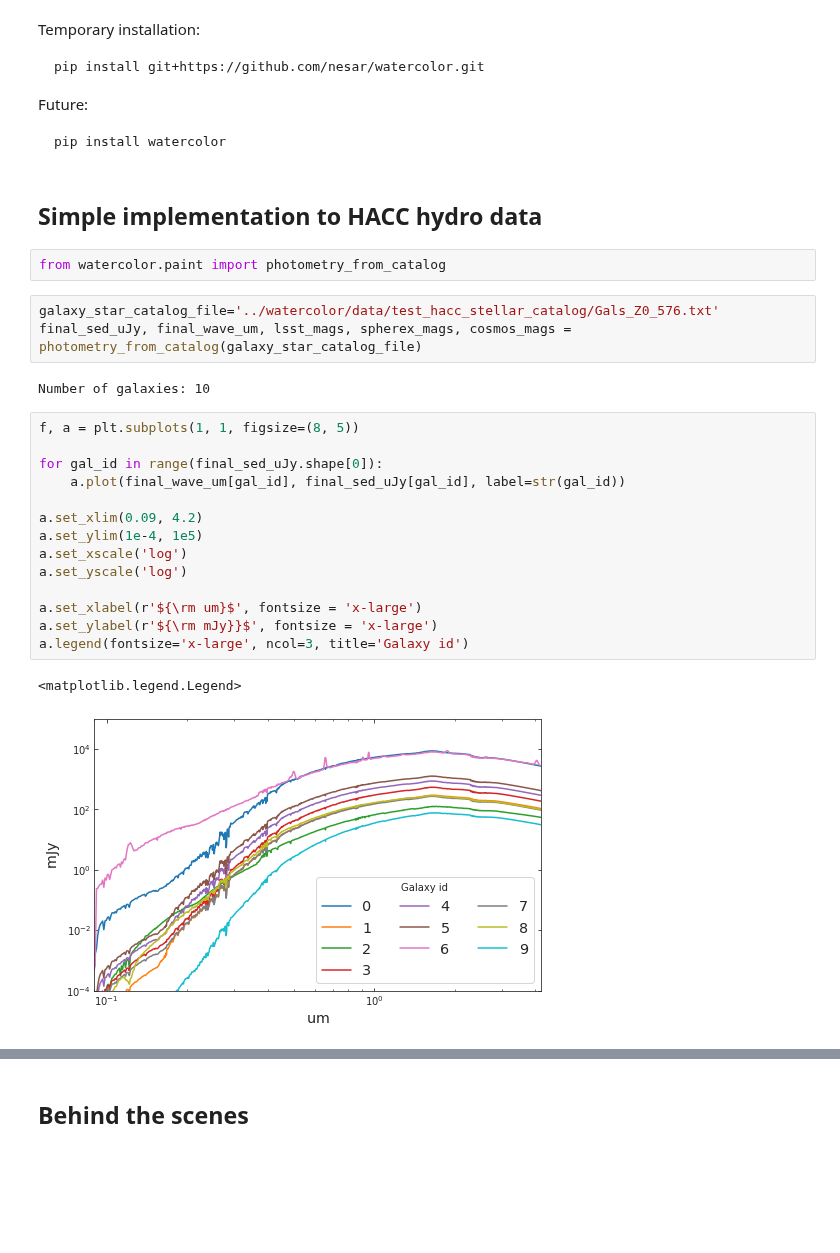
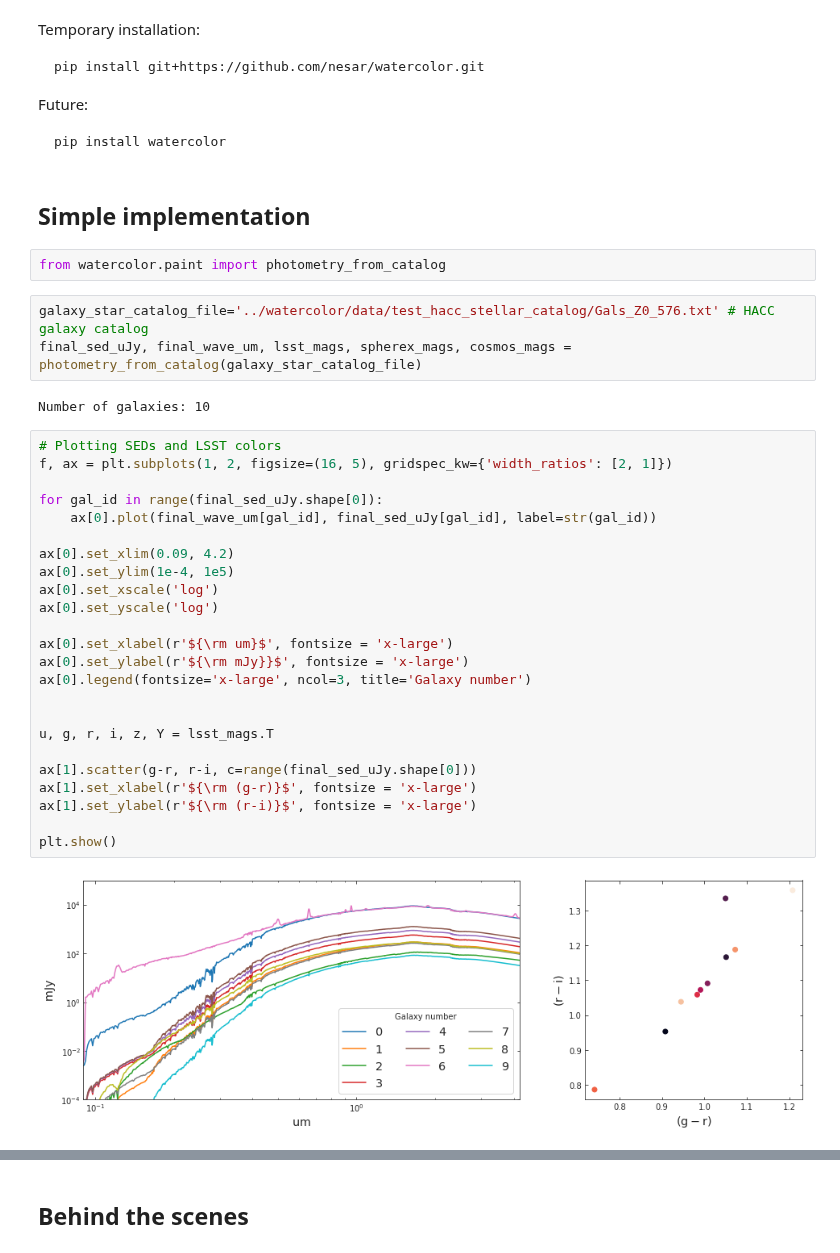
Before and after one commit to nesar/watercolor, a Jupyter notebook: nbs/index.ipynb, the cells around one changed output, grey strips where cells are left out. Saved outputs shown, nothing was run; the diff lists cells and outputs as text; blank space fills up the shorter version.

````diff
--- a/nbs/index.ipynb
+++ b/nbs/index.ipynb
@@ -20,31 +20,40 @@ Future:
 pip install watercolor
 ```
 # %% [markdown]
-## Simple implementation to HACC hydro data
+## Simple implementation
 # %%
 from watercolor.paint import photometry_from_catalog
 # %%
-galaxy_star_catalog_file='../watercolor/data/test_hacc_stellar_catalog/Gals_Z0_576.txt'
+galaxy_star_catalog_file='../watercolor/data/test_hacc_stellar_catalog/Gals_Z0_576.txt' # HACC galaxy catalog
 final_sed_uJy, final_wave_um, lsst_mags, spherex_mags, cosmos_mags = photometry_from_catalog(galaxy_star_catalog_file)
 # %% [output]
 Number of galaxies: 10
 # %%
-f, a = plt.subplots(1, 1, figsize=(8, 5))
+# Plotting SEDs and LSST colors
+f, ax = plt.subplots(1, 2, figsize=(16, 5), gridspec_kw={'width_ratios': [2, 1]})
 
 for gal_id in range(final_sed_uJy.shape[0]):
-    a.plot(final_wave_um[gal_id], final_sed_uJy[gal_id], label=str(gal_id))
+    ax[0].plot(final_wave_um[gal_id], final_sed_uJy[gal_id], label=str(gal_id))
 
-a.set_xlim(0.09, 4.2)
-a.set_ylim(1e-4, 1e5)
-a.set_xscale('log')
-a.set_yscale('log')
+ax[0].set_xlim(0.09, 4.2)
+ax[0].set_ylim(1e-4, 1e5)
+ax[0].set_xscale('log')
+ax[0].set_yscale('log')
 
-a.set_xlabel(r'${\rm um}$', fontsize = 'x-large')
-a.set_ylabel(r'${\rm mJy}}$', fontsize = 'x-large')
-a.legend(fontsize='x-large', ncol=3, title='Galaxy id')
+ax[0].set_xlabel(r'${\rm um}$', fontsize = 'x-large')
+ax[0].set_ylabel(r'${\rm mJy}}$', fontsize = 'x-large')
+ax[0].legend(fontsize='x-large', ncol=3, title='Galaxy number')
+
+
+u, g, r, i, z, Y = lsst_mags.T
+
+ax[1].scatter(g-r, r-i, c=range(final_sed_uJy.shape[0]))
+ax[1].set_xlabel(r'${\rm (g-r)}$', fontsize = 'x-large')
+ax[1].set_ylabel(r'${\rm (r-i)}$', fontsize = 'x-large')
+
+plt.show()
 # %% [output]
-<matplotlib.legend.Legend>
-[figure, old version]
+[figure, new version]
 # %%
 #| hide
 
````
Also changed, not shown: parts of 15 cells of this notebook, 2 other files.
